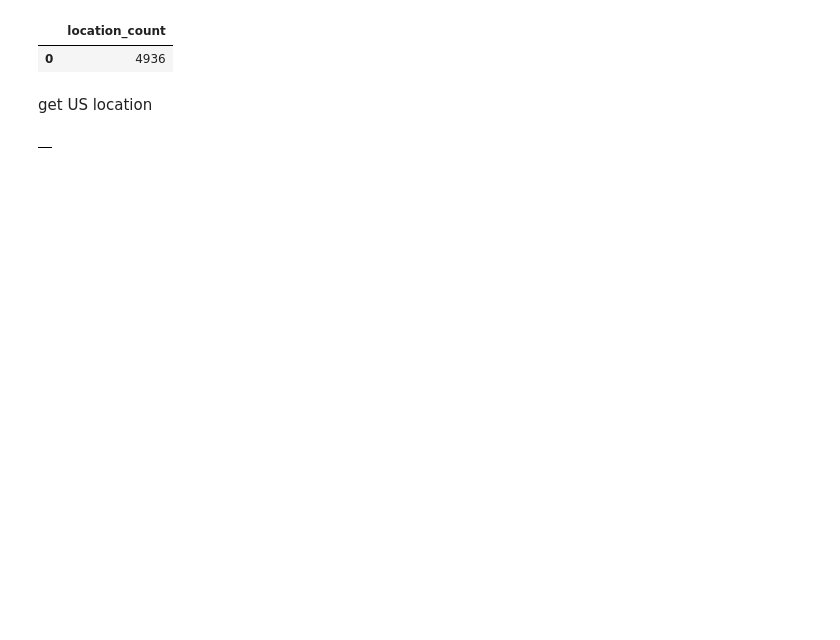
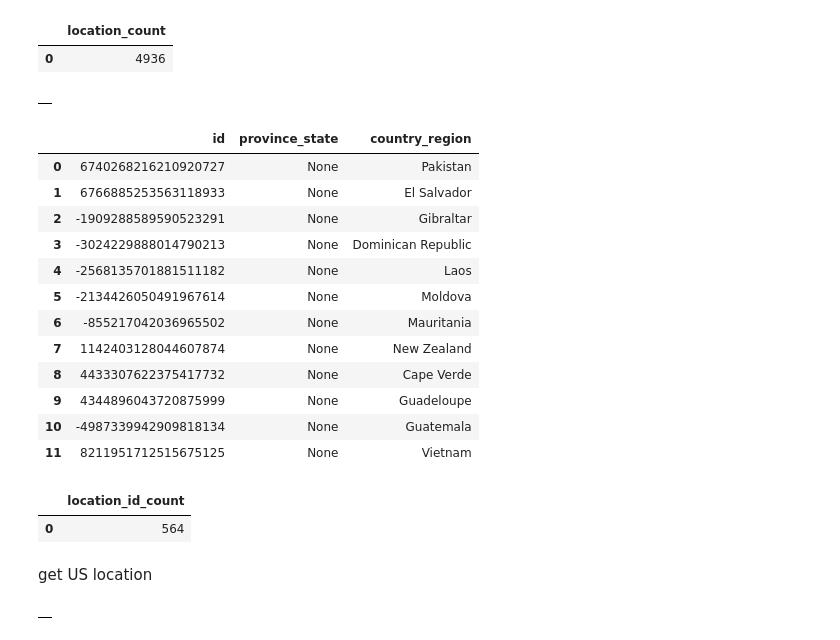
Before and after one commit to cs327e-spring2020/jasmine_yang, a Jupyter notebook: jhu_csse_modeled.ipynb, the cells around one changed output. Drawn from its saved outputs; the diff is of its cells as text; code cells hidden in the pictures; blank space fills up the shorter version.

```diff
--- a/jhu_csse_modeled.ipynb
+++ b/jhu_csse_modeled.ipynb
@@ -93,6 +93,38 @@ from covid19_jhu_csse_modeled.location
 # %% [output]
 |  | location_count |
 | 0 | 4936 |
+# %%
+%%bigquery
+create or replace table covid19_jhu_csse_modeled.location_id as
+select distinct id, province_state, country_region
+from covid19_jhu_csse_modeled.location
+# %% [output]
+|  |
+# %%
+%%bigquery
+select * from covid19_jhu_csse_modeled.location_id
+limit 12
+# %% [output]
+|  | id | province_state | country_region |
+| 0 | 6740268216210920727 | None | Pakistan |
+| 1 | 6766885253563118933 | None | El Salvador |
+| 2 | -1909288589590523291 | None | Gibraltar |
+| 3 | -3024229888014790213 | None | Dominican Republic |
+| 4 | -2568135701881511182 | None | Laos |
+| 5 | -2134426050491967614 | None | Moldova |
+| 6 | -855217042036965502 | None | Mauritania |
+| 7 | 1142403128044607874 | None | New Zealand |
+| 8 | 4433307622375417732 | None | Cape Verde |
+| 9 | 4344896043720875999 | None | Guadeloupe |
+| 10 | -4987339942909818134 | None | Guatemala |
+| 11 | 8211951712515675125 | None | Vietnam |
+# %%
+%%bigquery
+select count(*) as location_id_count
+from covid19_jhu_csse_modeled.location_id
+# %% [output]
+|  | location_id_count |
+| 0 | 564 |
 # %% [markdown]
 get US location
 # %%
```
Also changed, not shown: parts of 7 cells of this notebook.
